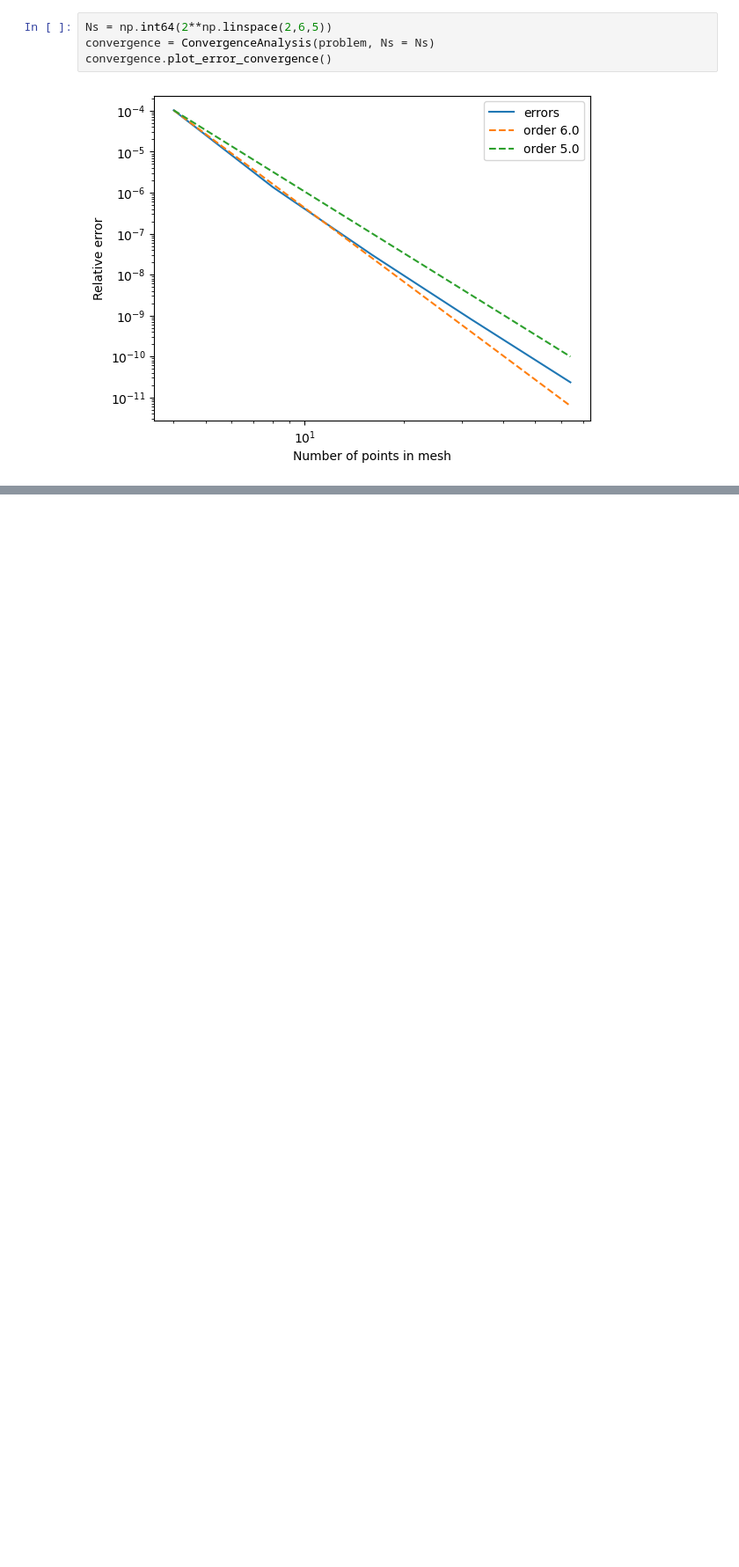
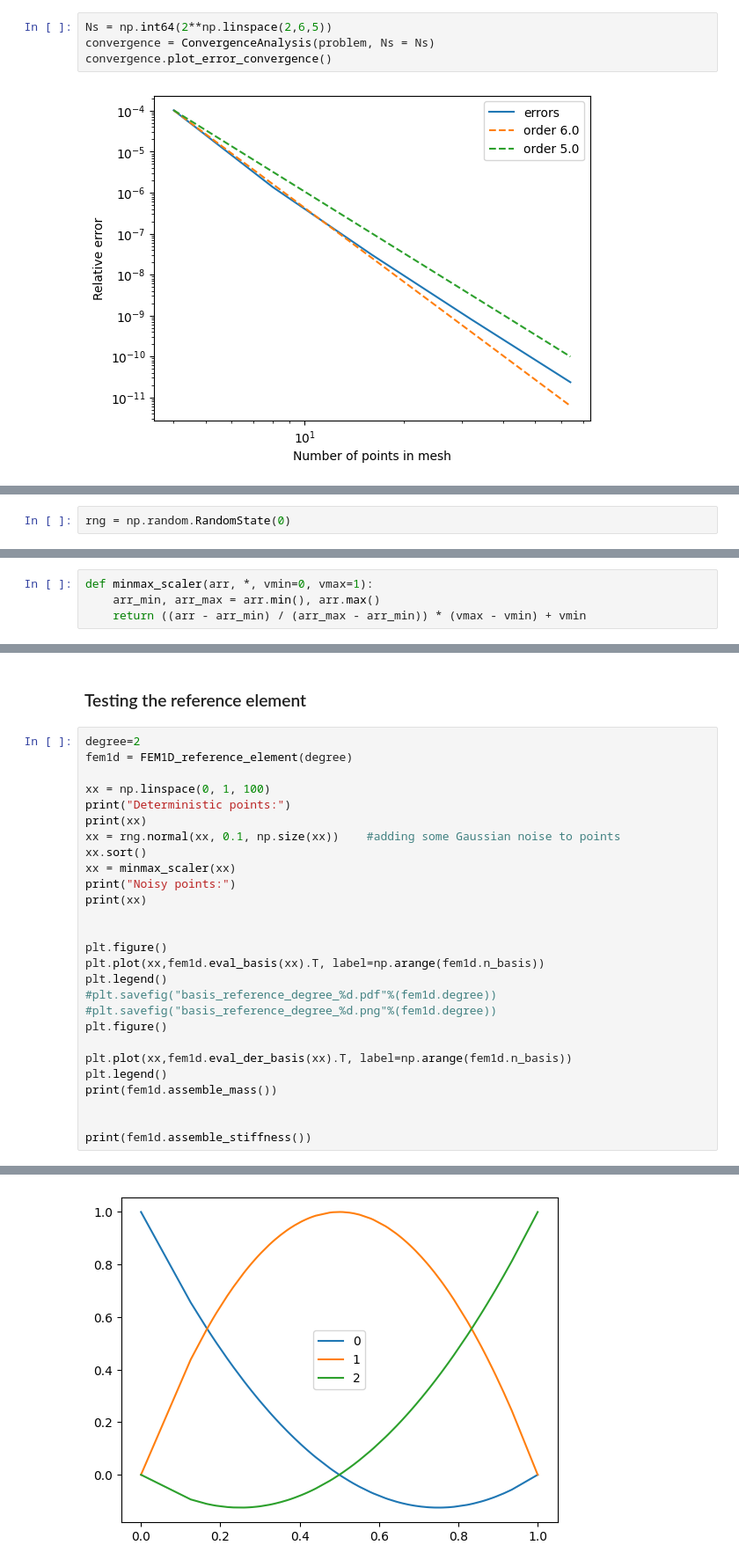
Before and after one commit to lordPachy/acsai, a Jupyter notebook: Scientific Computing/Theory/03_poisson_FEM.ipynb, the cells around one changed output, grey strips where cells are left out. Shown: that part at 88% size. Cells and saved outputs as stored; diff of their text form; blank space fills up the shorter version.

```diff
--- a/Scientific Computing/Theory/03_poisson_FEM.ipynb
+++ b/Scientific Computing/Theory/03_poisson_FEM.ipynb
@@ -410,0 +420,2 @@ convergence.plot_error_convergence()
+# %%
+rng = np.random.RandomState(0)
@@ -410,0 +424,4 @@ convergence.plot_error_convergence()
+# %%
+def minmax_scaler(arr, *, vmin=0, vmax=1):
+    arr_min, arr_max = arr.min(), arr.max()
+    return ((arr - arr_min) / (arr_max - arr_min)) * (vmax - vmin) + vmin
@@ -410,0 +449,30 @@ convergence.plot_error_convergence()
+# %% [markdown]
+### Testing the reference element
+# %%
+degree=2
+fem1d = FEM1D_reference_element(degree)
+
+xx = np.linspace(0, 1, 100)
+print("Deterministic points:")
+print(xx)
+xx = rng.normal(xx, 0.1, np.size(xx))    #adding some Gaussian noise to points
+xx.sort()
+xx = minmax_scaler(xx)
+print("Noisy points:")
+print(xx)
+
+
+plt.figure()
+plt.plot(xx,fem1d.eval_basis(xx).T, label=np.arange(fem1d.n_basis))
+plt.legend()
+#plt.savefig("basis_reference_degree_%d.pdf"%(fem1d.degree))
+#plt.savefig("basis_reference_degree_%d.png"%(fem1d.degree))
+plt.figure()
+
+plt.plot(xx,fem1d.eval_der_basis(xx).T, label=np.arange(fem1d.n_basis))
+plt.legend()
+print(fem1d.assemble_mass())
+
+
+print(fem1d.assemble_stiffness())
+# %% [output]
@@ -410,0 +496 @@ convergence.plot_error_convergence()
+[figure, added]
```
Also changed, not shown: parts of 22 cells of this notebook, 4 other files.
